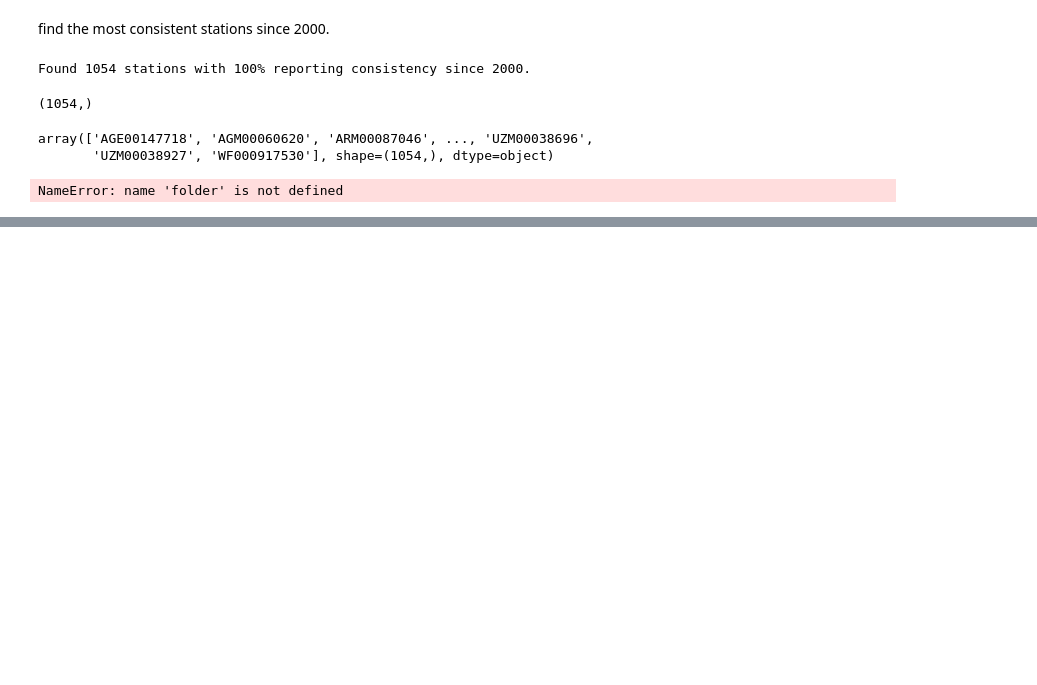
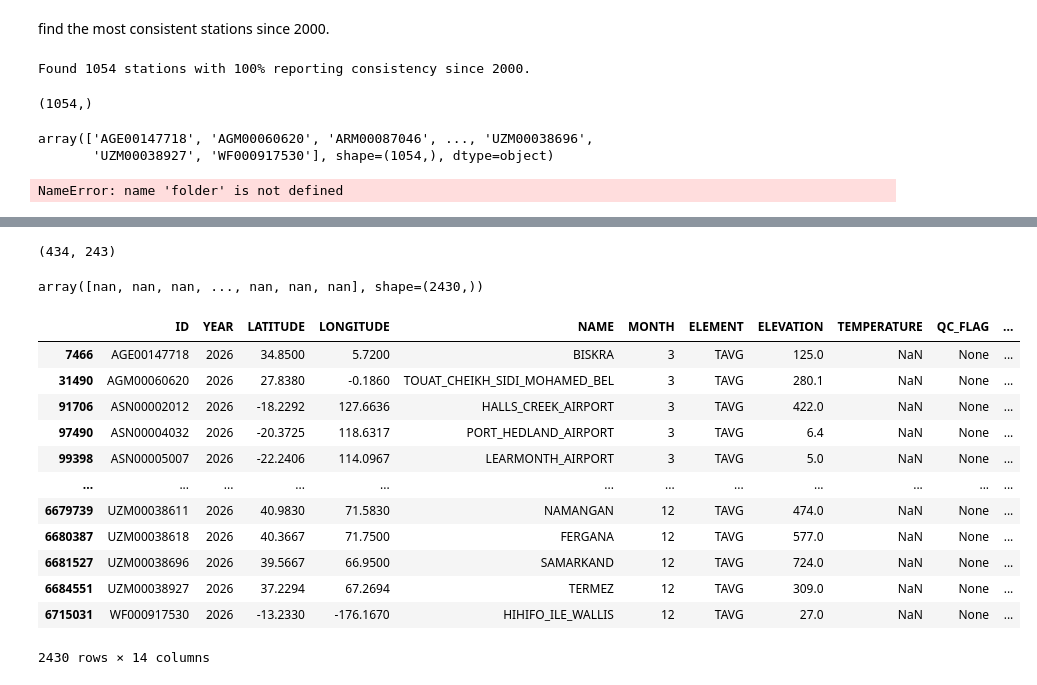
Before and after one commit to emanuel-gf/global-temp-anomaly---daily-max-nasa-esa-era5, a Jupyter notebook: ghcn_noaa/preprocess_ghcn.ipynb, the cells around one changed output, grey strips where cells are left out. Cells and saved outputs as stored; diff of their text form; code cells hidden in the pictures; blank space fills up the shorter version.

```diff
--- a/ghcn_noaa/preprocess_ghcn.ipynb
+++ b/ghcn_noaa/preprocess_ghcn.ipynb
@@ -278,0 +555,12 @@ NameError: name 'folder' is not defined
+# %%
+## load it the stations and filter from the long df
+## reload long
+df_ghcn = pd.read_parquet('/home/camarada/Documents/projects/temp-grss-nasa/ghcn_noaa/data/long_format_ghcn1990-2026.parquet')
+
+## load stations
+df_stations = pd.read_csv('/home/camarada/Documents/projects/temp-grss-nasa/ghcn_noaa/data/final_stations.csv')
+
+df_stations.drop(columns=['Unnamed: 0'],inplace=True)
+
+## filter for the given stations
+df_ghcn = df_ghcn.loc[df_ghcn['ID'].isin(df_stations['ID'].values)]
@@ -278,0 +610,14 @@ NameError: name 'folder' is not defined
+# %%
+
+df_ghcn['Date'] = pd.to_datetime(df_ghcn['YEAR'].astype(str) + df_ghcn['MONTH'].astype(str), format='%Y%m')
+
+
+# ## create a new column YEAR-MONTH
+df_ghcn['month_year']=pd.to_datetime(df_ghcn['Date']).dt.strftime("%Y-%m")
+# %%
+## filter the value to be calculated
+## march
+df_mar = df_ghcn.loc[df_ghcn['Date'] > datetime.datetime(2026,2,28)]
+
+##
+df_process  = df_ghcn.loc[df_ghcn['Date'] <= datetime.datetime(2026,2,28)]
@@ -278,0 +679,4 @@ NameError: name 'folder' is not defined
+# %%
+temp_matrices.shape
+# %% [output]
+(434, 243)
@@ -278,0 +699,20 @@ NameError: name 'folder' is not defined
+# %%
+df_mar['TEMPERATURE'].values
+# %% [output]
+array([nan, nan, nan, ..., nan, nan, nan], shape=(2430,))
+# %%
+df_mar
+# %% [output]
+|  | ID | YEAR | LATITUDE | LONGITUDE | NAME | MONTH | ELEMENT | ELEVATION | TEMPERATURE | QC_FLAG | ... |
+| 7466 | AGE00147718 | 2026 | 34.8500 | 5.7200 | BISKRA | 3 | TAVG | 125.0 | NaN | None | ... |
+| 31490 | AGM00060620 | 2026 | 27.8380 | -0.1860 | TOUAT_CHEIKH_SIDI_MOHAMED_BEL | 3 | TAVG | 280.1 | NaN | None | ... |
+| 91706 | ASN00002012 | 2026 | -18.2292 | 127.6636 | HALLS_CREEK_AIRPORT | 3 | TAVG | 422.0 | NaN | None | ... |
+| 97490 | ASN00004032 | 2026 | -20.3725 | 118.6317 | PORT_HEDLAND_AIRPORT | 3 | TAVG | 6.4 | NaN | None | ... |
+| 99398 | ASN00005007 | 2026 | -22.2406 | 114.0967 | LEARMONTH_AIRPORT | 3 | TAVG | 5.0 | NaN | None | ... |
+| ... | ... | ... | ... | ... | ... | ... | ... | ... | ... | ... | ... |
+| 6679739 | UZM00038611 | 2026 | 40.9830 | 71.5830 | NAMANGAN | 12 | TAVG | 474.0 | NaN | None | ... |
+| 6680387 | UZM00038618 | 2026 | 40.3667 | 71.7500 | FERGANA | 12 | TAVG | 577.0 | NaN | None | ... |
+| 6681527 | UZM00038696 | 2026 | 39.5667 | 66.9500 | SAMARKAND | 12 | TAVG | 724.0 | NaN | None | ... |
+| 6684551 | UZM00038927 | 2026 | 37.2294 | 67.2694 | TERMEZ | 12 | TAVG | 309.0 | NaN | None | ... |
+| 6715031 | WF000917530 | 2026 | -13.2330 | -176.1670 | HIHIFO_ILE_WALLIS | 12 | TAVG | 27.0 | NaN | None | ... |
+2430 rows × 14 columns
```
Also changed, not shown: parts of 26 cells of this notebook, 11 other files.
